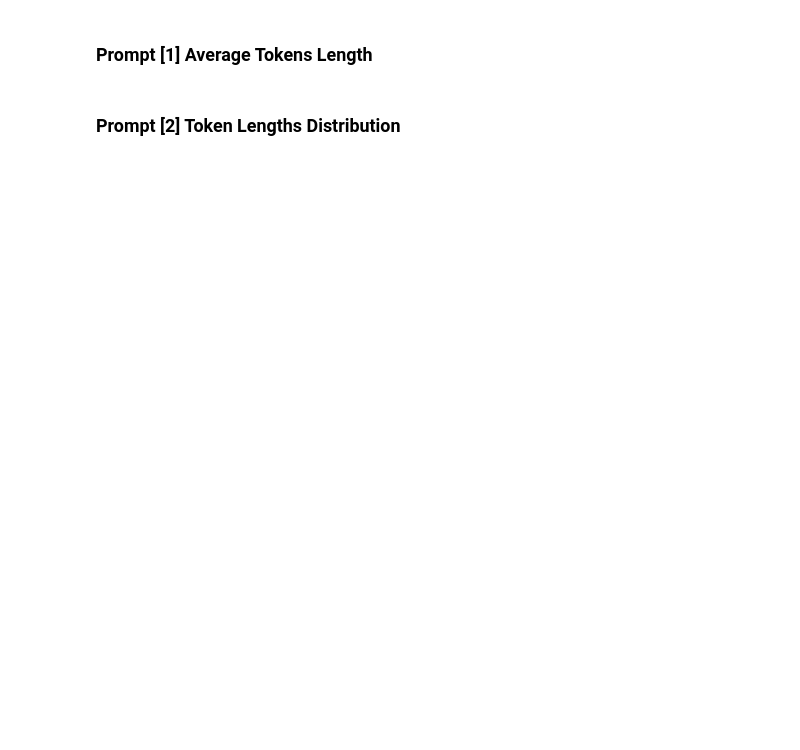
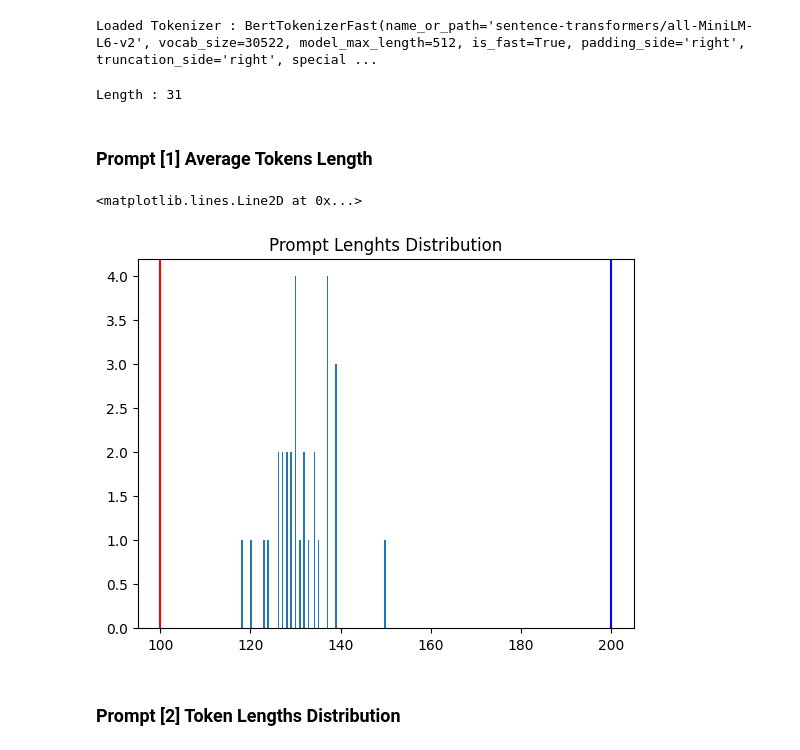
Before and after one commit to iusztinpaul/hands-on-llms, a Jupyter notebook: notebooks/prompts_eda.ipynb, the cells around one changed output. Saved outputs shown, nothing was run; the diff lists cells and outputs as text; code cells hidden in the pictures; blank space fills up the shorter version.

```diff
--- a/notebooks/prompts_eda.ipynb
+++ b/notebooks/prompts_eda.ipynb
@@ -30,0 +26,9 @@ Insights:
+# %%
+# 2. Load tokenizer
+from transformers import AutoTokenizer
+tokenizer = AutoTokenizer.from_pretrained("sentence-transformers/all-MiniLM-L6-v2")
+tokenizer.eos_token = "EOS"
+tokenizer.pad_token = "UNK"
+print(f"Loaded Tokenizer : {tokenizer}" if tokenizer else "Failed to load")
+# %% [output]
+Loaded Tokenizer : BertTokenizerFast(name_or_path='sentence-transformers/all-MiniLM-L6-v2', vocab_size=30522, model_max_length=512, is_fast=True, padding_side='right', truncation_side='right', special ...
@@ -31,2 +105,14 @@ Insights:
+# %%
+
+# 1. Prerequisites
+DATASET_ROOT = Path("../modules/q_and_a_dataset_generator/data")
+dataset_json_file = DATASET_ROOT / "training_data.json"
+
+
+# 2. Prepare dataset
+dataset = DatasetGenerator(dataset_file_path=dataset_json_file, scope=Scope.TRAIN)
+tokenized_samples = dataset.tokenized_samples_gen(tokenizer)
+# %% [output]
+Length : 31
 # %% [markdown]
 ### Prompt [1] Average Tokens Length
@@ -36,2 +119,14 @@ Insights:
+# %%
+# Tokenize each prompt
+import matplotlib.pyplot as plt
+
+lens = [len(x) for x in tokenized_samples]
+plt.hist(lens, bins=100)
+plt.title("Prompt Lenghts Distribution")
+plt.axvline(100, color="red")
+plt.axvline(200, color="blue")
+# %% [output]
+<matplotlib.lines.Line2D at 0x...>
+[figure, added]
 # %% [markdown]
 ### Prompt [2] Token Lengths Distribution
```
Also changed, not shown: parts of 6 cells of this notebook.
